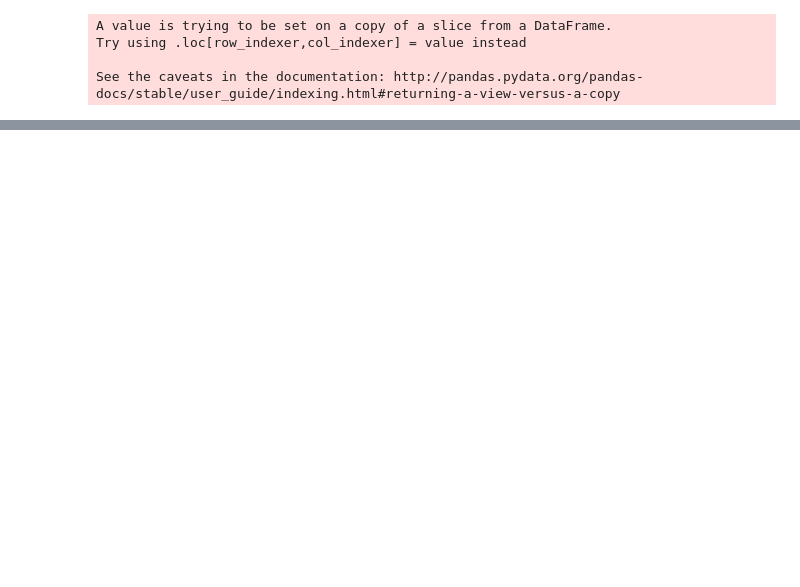
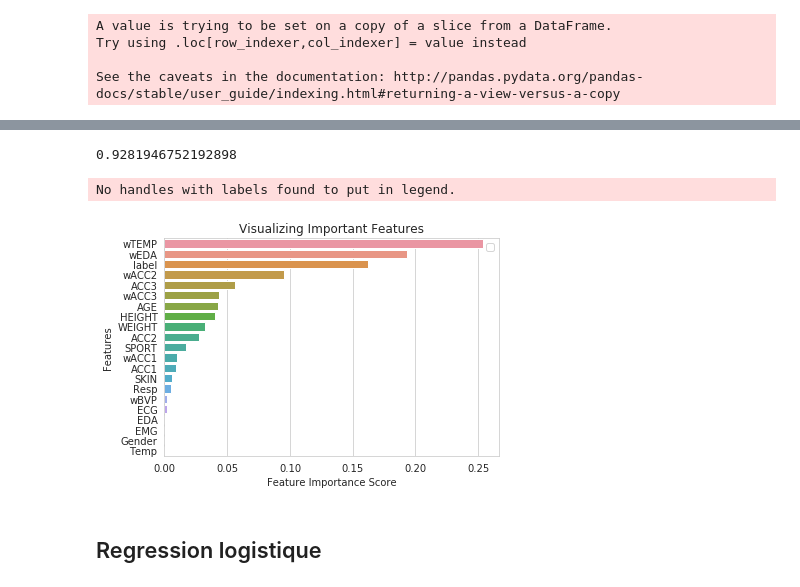
Before and after one commit to lydiasu1/pythonanalysis, a Jupyter notebook: Pythonanalysis.ipynb, the cells around one changed output, grey strips where cells are left out. Cells and saved outputs as stored; diff of their text form; code cells hidden in the pictures; blank space fills up the shorter version.

```diff
--- a/Pythonanalysis.ipynb
+++ b/Pythonanalysis.ipynb
@@ -666,2 +670,6 @@ datafinal.to_csv('data.csv', sep='\t', encoding='utf-8')
 # %% [markdown]
 # Machine learning
+# %%
+import pandas as pd
+datafinal = pd.read_csv('data.csv',encoding='latin1',sep = '\t',index_col=0)
+datafinal.reset_index()
@@ -751,0 +774,26 @@ ValueError: ignored
+# %%
+from sklearn.metrics import accuracy_score
+accuracy_score(y_testint, y_predint)
+# %% [output]
+0.9281946752192898
+# %%
+#Variables importantes
+feature_imp = pd.Series(regressor.feature_importances_,index=a).sort_values(ascending=False)
+feature_imp
+# %%
+import matplotlib.pyplot as plt
+import seaborn as sns
+%matplotlib inline
+# Creating a bar plot
+sns.barplot(x=feature_imp, y=feature_imp.index)
+# Add labels to your graph
+plt.xlabel('Feature Importance Score')
+plt.ylabel('Features')
+plt.title("Visualizing Important Features")
+plt.legend()
+plt.show()
+# %% [output]
+No handles with labels found to put in legend.
+[figure, added]
+# %% [markdown]
+## Regression logistique
```
Also changed, not shown: parts of 31 cells of this notebook.
